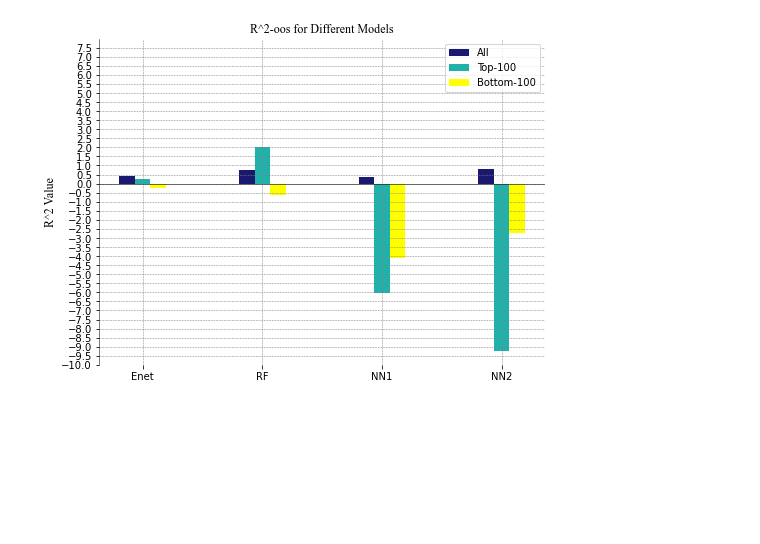
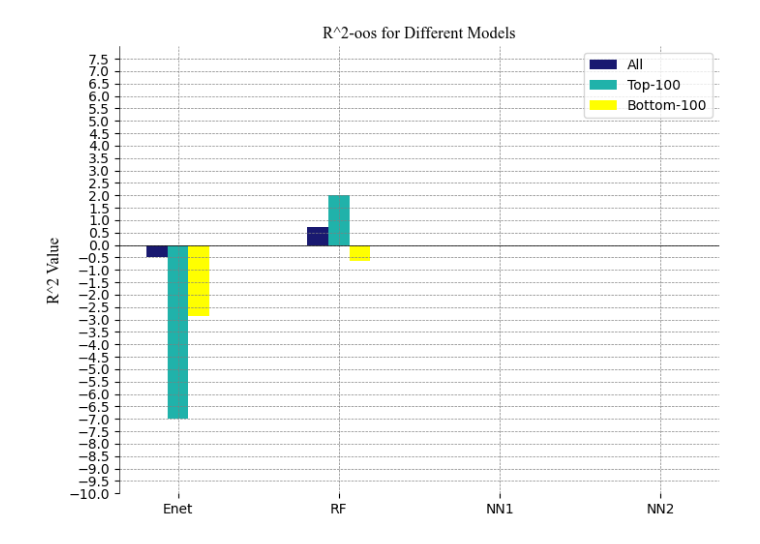
Before and after one commit to Bean-ish/AMLF-project-asset-pricing, a Jupyter notebook: plot_code_2.ipynb, the cells around one changed output. Drawn from its saved outputs; the diff is of its cells as text; code cells hidden in the pictures; blank space fills up the shorter version.

```diff
--- a/plot_code_2.ipynb
+++ b/plot_code_2.ipynb
@@ -3,9 +3,9 @@ import matplotlib.pyplot as plt
 import numpy as np
 
 # Sample R^2 values for each model
-all_r2 = [0.429, 0.734, 0.37341932766139507, 0.8071613498032093]
-top100_r2 = [0.273, 1.998, -6.06, -9.245]
-bottom100_r2 = [-0.219, -0.62, -4.122, -2.712559700012207]
+all_r2 = [-0.4814, 0.734, 0, 0]
+top100_r2 = [-7.007, 1.998, 0, 0]
+bottom100_r2 = [-2.869, -0.62, 0, 0]
 
 # Number of models
 num_models = len(all_r2)
@@ -29,31 +29,31 @@ plt.bar(index + bar_width, top100_r2, bar_width, label='Top-100', color = colors
 plt.bar(index + 2 * bar_width, bottom100_r2, bar_width, label='Bottom-100', color = colors[2])
 
 # Add labels, title, and legend
 plt.ylabel('R^2 Value', fontname='Times New Roman', fontsize=12)
 plt.title('R^2-oos for Different Models', fontname='Times New Roman', fontsize=12)
 plt.xticks(index + bar_width, model_names)  # Set the x-axis labels to model names
 plt.legend()
 
 # y limits
 plt.ylim(-10.0, 8.0)
 
 plt.yticks(np.arange(-10, 8, 0.5))
 
 # Draw a solid line for the x-axis
 plt.axhline(0, color='black', linewidth=.5)
 
 # Add a light grey grid to the background
 plt.grid(color='grey', linestyle='--', linewidth=0.5)
 
 # remove edge
 plt.gca().spines['top'].set_visible(False)
 plt.gca().spines['right'].set_visible(False)
 plt.gca().spines['left'].set_linestyle('-')
 plt.gca().spines['bottom'].set_visible(False)
 
 plt.gca().spines['left'].set_linewidth(0.5)
 
 # Show plot
 plt.show()
 # %% [output]
-[figure, old version]
+[figure, new version]
```
Also changed, not shown: 2 other files.
